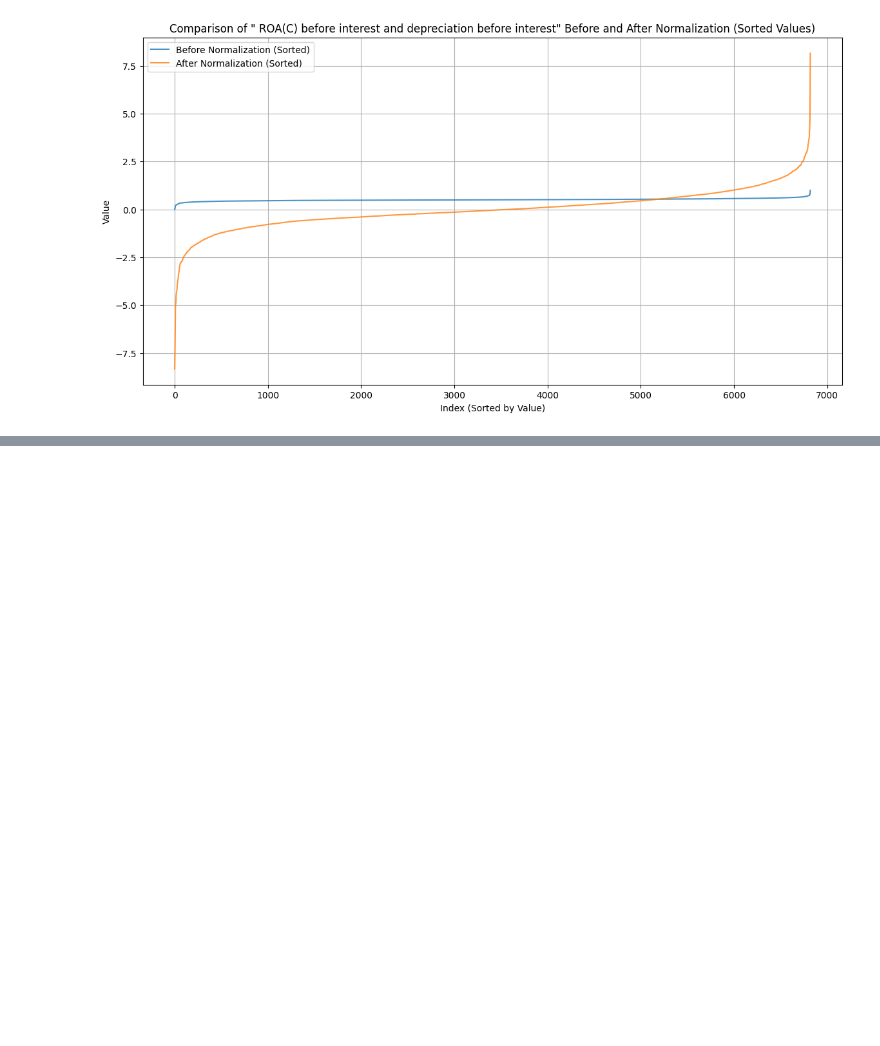
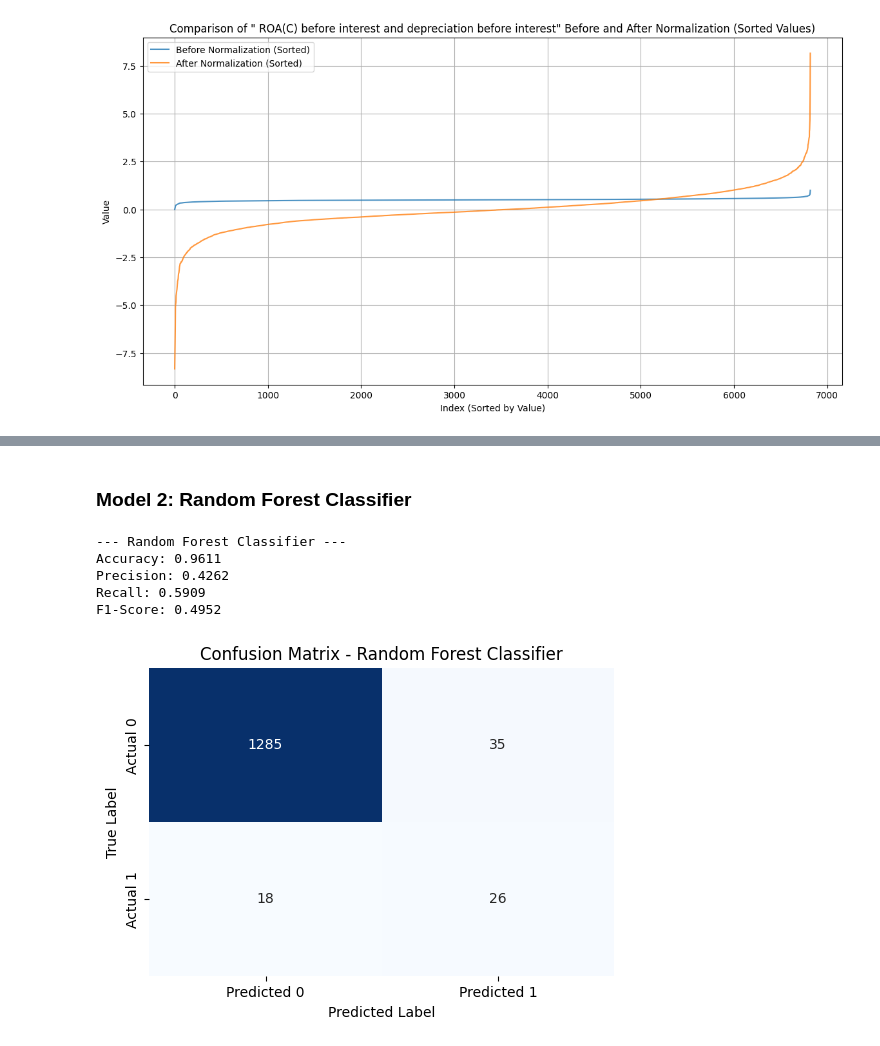
Before and after one commit to noobprogrammertryingtosurvive/ADALL_github, a Jupyter notebook: Cogels_CDA1C03_Assignment.ipynb, the cells around one changed output, grey strips where cells are left out. Saved outputs shown, nothing was run; the diff lists cells and outputs as text; code cells hidden in the pictures; blank space fills up the shorter version.

```diff
--- a/Cogels_CDA1C03_Assignment.ipynb
+++ b/Cogels_CDA1C03_Assignment.ipynb
@@ -292,0 +334,40 @@ Name:  ROA(C) before interest and depreciation before interest, dtype: float64
+# %% [markdown]
+### Model 2: Random Forest Classifier
+# %%
+from sklearn.ensemble import RandomForestClassifier
+from sklearn.metrics import accuracy_score, precision_score, recall_score, f1_score, confusion_matrix
+import seaborn as sns
+import matplotlib.pyplot as plt
+
+print("\n--- Random Forest Classifier ---")
+
+# Initialize and train the Random Forest Classifier model
+# 'class_weight="balanced"' is useful for imbalanced datasets, even with SMOTE on training data
+random_forest_model = RandomForestClassifier(random_state=42, n_estimators=100, class_weight='balanced')
+random_forest_model.fit(X_train_resampled, y_train_resampled)
+
+# Make predictions on the test set
+y_pred_rf = random_forest_model.predict(X_test)
+
+# Evaluate the model
+print(f"Accuracy: {accuracy_score(y_test, y_pred_rf):.4f}")
+print(f"Precision: {precision_score(y_test, y_pred_rf):.4f}")
+print(f"Recall: {recall_score(y_test, y_pred_rf):.4f}")
+print(f"F1-Score: {f1_score(y_test, y_pred_rf):.4f}")
+
+# Confusion Matrix
+cm_rf = confusion_matrix(y_test, y_pred_rf)
+plt.figure(figsize=(6, 4))
+sns.heatmap(cm_rf, annot=True, fmt='d', cmap='Blues', cbar=False,
+            xticklabels=['Predicted 0', 'Predicted 1'], yticklabels=['Actual 0', 'Actual 1'])
+plt.title('Confusion Matrix - Random Forest Classifier')
+plt.xlabel('Predicted Label')
+plt.ylabel('True Label')
+plt.show()
+# %% [output]
+--- Random Forest Classifier ---
+Accuracy: 0.9611
+Precision: 0.4262
+Recall: 0.5909
+F1-Score: 0.4952
+[figure, added]
```
Also changed, not shown: parts of 2 cells of this notebook.
